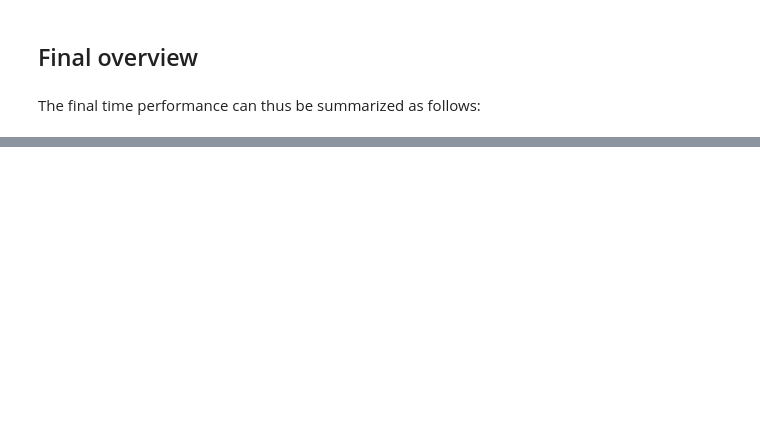
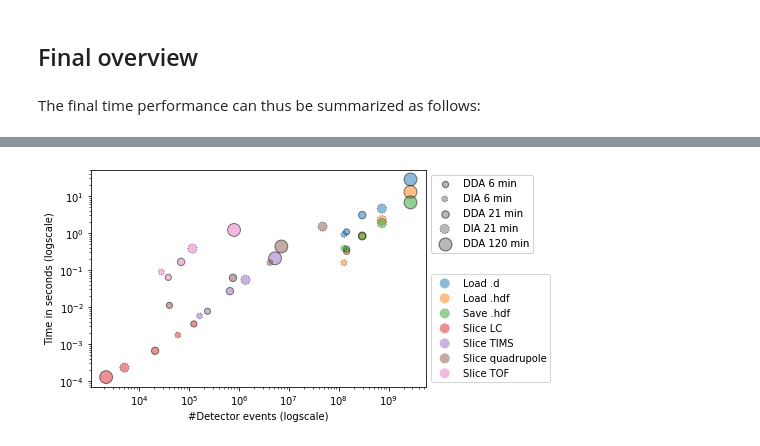
Before and after one commit to MannLabs/alphatims, a Jupyter notebook: nbs/performance.ipynb, the cells around one changed output, grey strips where cells are left out. Drawn from its saved outputs; the diff is of its cells as text; code cells hidden in the pictures; blank space fills up the shorter version.

```diff
--- a/nbs/performance.ipynb
+++ b/nbs/performance.ipynb
@@ -150,5 +142,6 @@ for sample_id, data in timstof_objects.items():
     save_hdf_time = %timeit -o tmp = data.save_as_hdf(path, file_name, overwrite=True)
     save_hdf_times[sample_id] = np.average(save_hdf_time.timings)
     print("")
+overview["Save .hdf (s)"] = pd.Series(save_hdf_times)
 # %% [output]
 Time to export DDA_6 to HDF file:
@@ -182,5 +171,6 @@ for sample_id, data in timstof_objects.items():
     load_hdf_time = %timeit -o tmp = alphatims.bruker.TimsTOF(file_name)
     load_hdf_times[sample_id] = np.average(load_hdf_time.timings)
     print("")
+overview["Load .hdf (s)"] = pd.Series(load_hdf_times)
 # %% [output]
 Time to load DDA_6 HDF file:
@@ -233,7 +219,7 @@ for sample_id, data in timstof_objects.items():
     print(
         f"Testing LC slice data[100.0: 100.5] ({count:,} detector hits)."
     )
-    frame_slice_time = %timeit -o tmp = data[100.:100.5]
+    frame_slice_time = %timeit -o tmp = data[100.:100.5, "raw"]
     frame_slice_counts[sample_id] = count
     frame_slice_times[sample_id] = np.average(frame_slice_time.timings)
 
@@ -241,7 +227,7 @@ for sample_id, data in timstof_objects.items():
     print(
         f"Testing TIMS slice data[:, 450] ({count:,} detector hits)."
     )
-    scan_slice_time = %timeit -o tmp = data[:, 450]
+    scan_slice_time = %timeit -o tmp = data[:, 450, "raw"]
     scan_slice_counts[sample_id] = count
     scan_slice_times[sample_id] = np.average(scan_slice_time.timings)
 
@@ -249,7 +235,7 @@ for sample_id, data in timstof_objects.items():
     print(
         f"Testing QUAD slice data[:, :, 700.0: 710] ({count:,} detector hits)."
     )
-    quad_slice_time = %timeit -o tmp = data[:, :, 700.0: 710]
+    quad_slice_time = %timeit -o tmp = data[:, :, 700.0: 710, "raw"]
     quad_slice_counts[sample_id] = count
     quad_slice_times[sample_id] = np.average(quad_slice_time.timings)
 
@@ -257,10 +243,19 @@ for sample_id, data in timstof_objects.items():
     print(
         f"Testing TOF slice data[:, :, :, 621.9: 622.1] ({count:,} detector hits)."
     )
-    tof_slice_time = %timeit -o tmp = data[:, :, :, 621.9: 622.1]
+    tof_slice_time = %timeit -o tmp = data[:, :, :, 621.9: 622.1, "raw"]
     tof_slice_counts[sample_id] = count
     tof_slice_times[sample_id] = np.average(tof_slice_time.timings)
 
     print("")
+
+overview["Slice LC (s)"] = pd.Series(frame_slice_times)
+overview["Slice LC (hits)"] = pd.Series(frame_slice_counts)
+overview["Slice TIMS (s)"] = pd.Series(scan_slice_times)
+overview["Slice TIMS (hits)"] = pd.Series(scan_slice_counts)
+overview["Slice QUAD (s)"] = pd.Series(quad_slice_times)
+overview["Slice QUAD (hits)"] = pd.Series(quad_slice_counts)
+overview["Slice TOF (s)"] = pd.Series(tof_slice_times)
+overview["Slice TOF (hits)"] = pd.Series(tof_slice_counts)
 # %% [output]
 Time to slice DDA_6:
@@ -329,0 +314,69 @@ overview.T
+# %%
+from matplotlib import pyplot as plt
+sizes = np.sqrt(overview["Detector events"]/10**5)
+edgecolors = ["black" for i in overview["Type"].values]
+linestyle = [":" if i == "DIA" else "-" for i in overview["Type"].values]
+scatter_dimensions = [
+    (overview["Detector events"], overview["Load .d (s)"]),
+    (overview["Detector events"], overview["Load .hdf (s)"]),
+    (overview["Detector events"], overview["Save .hdf (s)"]),
+    (overview["Slice LC (hits)"], overview["Slice LC (s)"]),
+    (overview["Slice TIMS (hits)"], overview["Slice TIMS (s)"]),
+    (overview["Slice QUAD (hits)"], overview["Slice QUAD (s)"]),
+    (overview["Slice TOF (hits)"], overview["Slice TOF (s)"]),
+]
+
+for x, y in scatter_dimensions:
+    plt.scatter(x, y, alpha=0.50, s=sizes, edgecolors="black", linestyle=linestyle)
+
+function_legend = plt.legend(
+    labels=[
+        "Load .d",
+        "Load .hdf",
+        "Save .hdf",
+        "Slice LC",
+        "Slice TIMS",
+        "Slice quadrupole",
+        "Slice TOF",
+    ],
+    loc="lower left",
+    bbox_to_anchor=(1, 0),
+    scatterpoints=1,
+)
+for i, sc in enumerate(scatter_dimensions):
+    function_legend.legendHandles[i].set_edgecolor(None)
+
+plt.yscale('log')
+plt.xscale('log')
+sample_legend = plt.legend(
+    [
+        f"{acq} {grad} min" for acq, grad in zip(
+            overview["Type"],
+            overview["Gradient (min)"]
+        )
+    ],
+    loc="upper left",
+    bbox_to_anchor=(1, 1),
+    scatterpoints=1,
+    fontsize=10,
+)
+for i, size in enumerate(sizes):
+    sample_legend.legendHandles[i]._sizes = [size]
+    sample_legend.legendHandles[i].set_color('grey')
+    sample_legend.legendHandles[i].set_linestyle(linestyle[i])
+    sample_legend.legendHandles[i].set_edgecolor('black')
+
+plt.gca().add_artist(sample_legend)
+plt.gca().add_artist(function_legend)
+
+plt.xlabel("#Detector events (logscale)")
+plt.ylabel("Time in seconds (logscale)")
+plt.savefig(
+    'performance_results.pdf',
+    format='pdf',
+    dpi=1200,
+    bbox_inches="tight"
+)
+plt.show()
+# %% [output]
+[figure, added]
```
Also changed, not shown: parts of 18 cells of this notebook, 11 other files.
